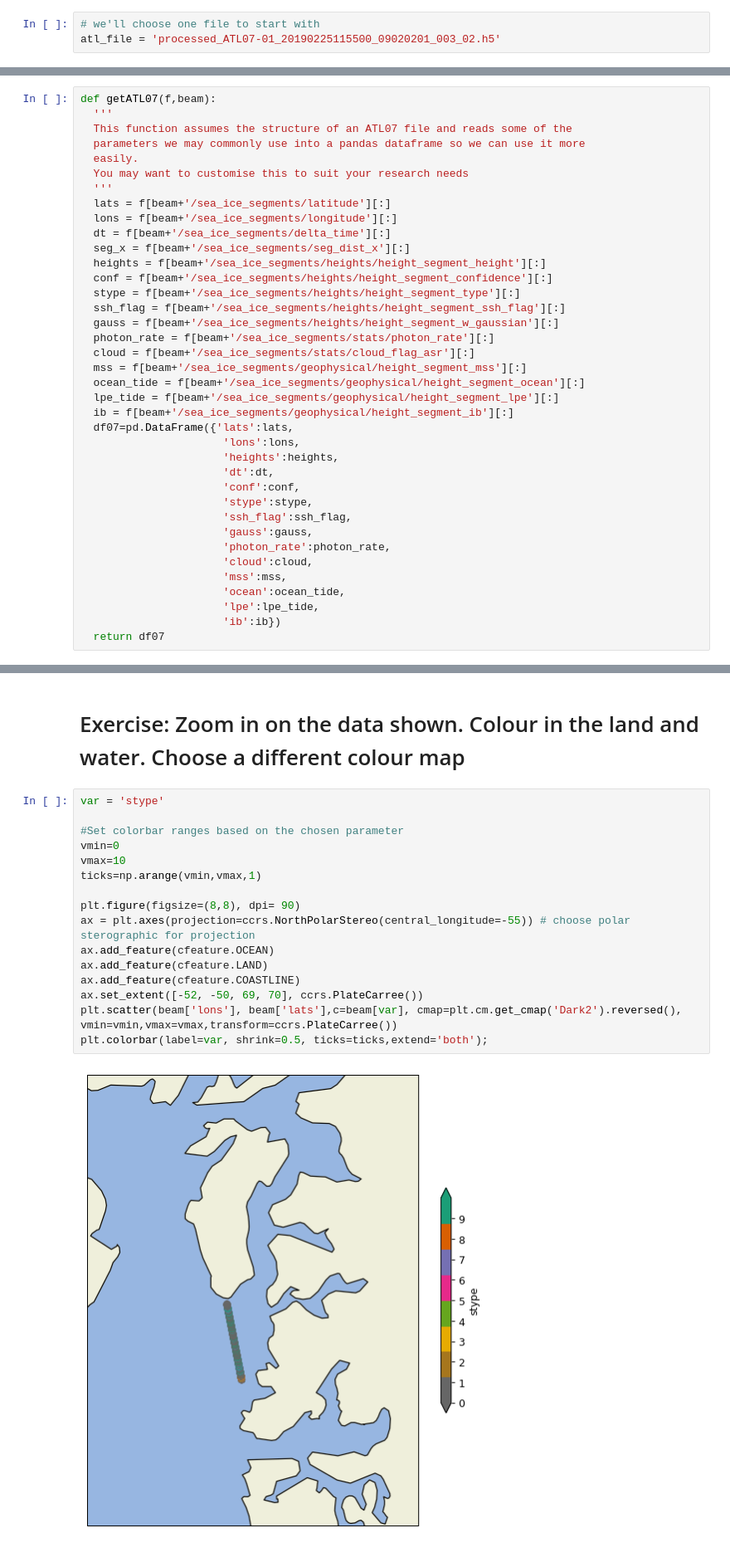
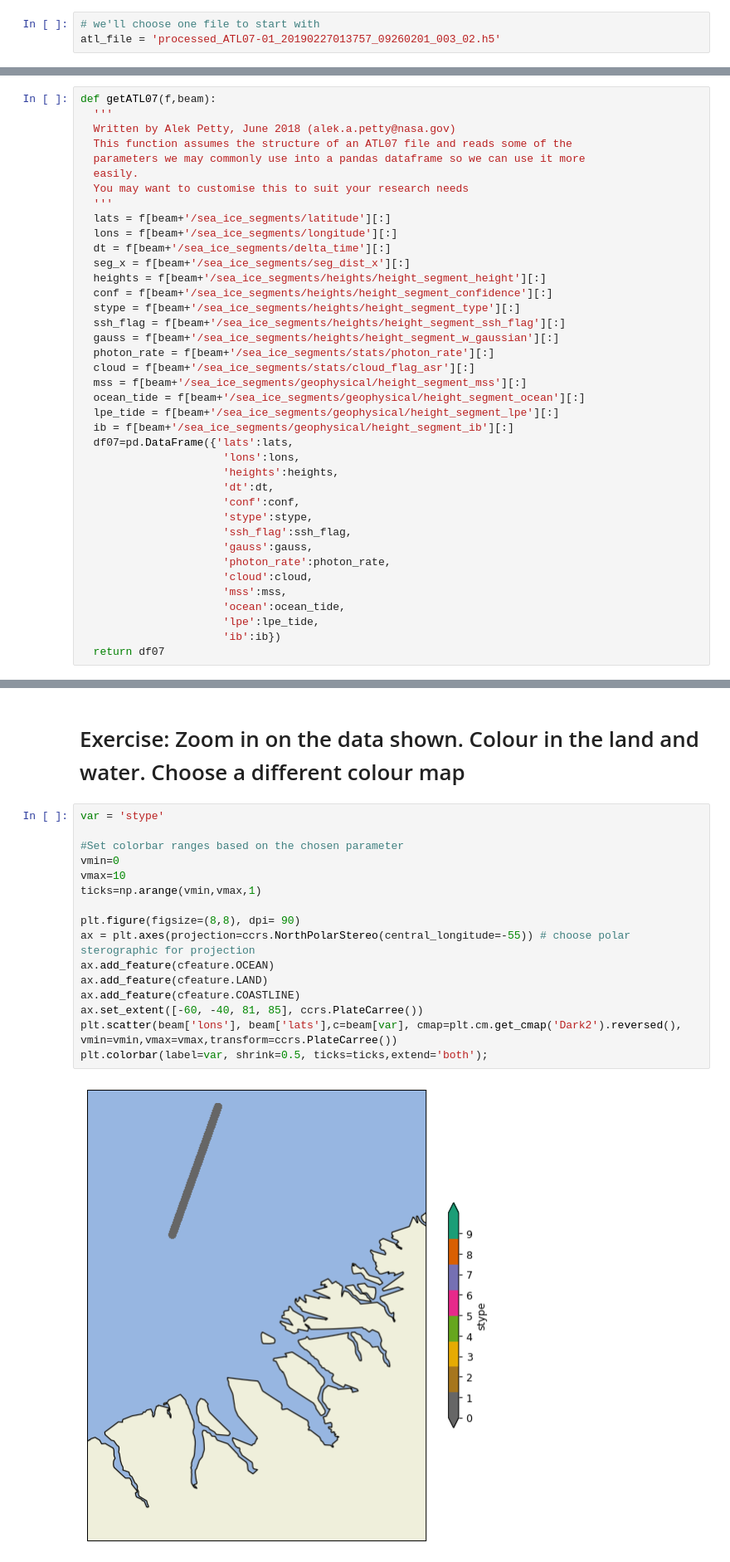
Before and after one commit to icesat2py/icepyx, a Jupyter notebook: examples/ATL07_DataAccess.ipynb, the cells around one changed output, grey strips where cells are left out. Shown: that part at 83% size. Cells and saved outputs as stored; diff of their text form.

```diff
--- a/examples/ATL07_DataAccess.ipynb
+++ b/examples/ATL07_DataAccess.ipynb
@@ -112,7 +139,7 @@ That's it! We've just downloaded our first bit of ATL07 Data! \\
 Here's some ddocumentation on the IceSat-2 data products https://nsidc.org/sites/nsidc.org/files/ATL07-V003-UserGuide.pdf
 # %%
 # we'll choose one file to start with
-atl_file = 'processed_ATL07-01_20190225115500_09020201_003_02.h5'
+atl_file = 'processed_ATL07-01_20190227013757_09260201_003_02.h5'
 # %%
 # open the sample file using h5py
 f = h5py.File(path + atl_file, 'r')
@@ -153,6 +176,7 @@ NameError: ignored
 # %%
 def getATL07(f,beam):
   '''
+  Written by Alek Petty, June 2018 (alek.a.petty@nasa.gov)
   This function assumes the structure of an ATL07 file and reads some of the
   parameters we may commonly use into a pandas dataframe so we can use it more
   easily.
@@ -223,19 +247,19 @@ plt.colorbar(label=var, shrink=0.5, ticks=ticks,extend='both');
 # %%
 var = 'stype'
 
 #Set colorbar ranges based on the chosen parameter
 vmin=0
 vmax=10
 ticks=np.arange(vmin,vmax,1)
 
 plt.figure(figsize=(8,8), dpi= 90)
 ax = plt.axes(projection=ccrs.NorthPolarStereo(central_longitude=-55)) # choose polar sterographic for projection
 ax.add_feature(cfeature.OCEAN)
 ax.add_feature(cfeature.LAND)
 ax.add_feature(cfeature.COASTLINE)
-ax.set_extent([-52, -50, 69, 70], ccrs.PlateCarree())
+ax.set_extent([-60, -40, 81, 85], ccrs.PlateCarree())
 plt.scatter(beam['lons'], beam['lats'],c=beam[var], cmap=plt.cm.get_cmap('Dark2').reversed(), vmin=vmin,vmax=vmax,transform=ccrs.PlateCarree())
 plt.colorbar(label=var, shrink=0.5, ticks=ticks,extend='both');
 # %% [output]
-[figure, old version]
+[figure, new version]
 # %% [markdown]
```
Also changed, not shown: parts of 16 cells of this notebook.
